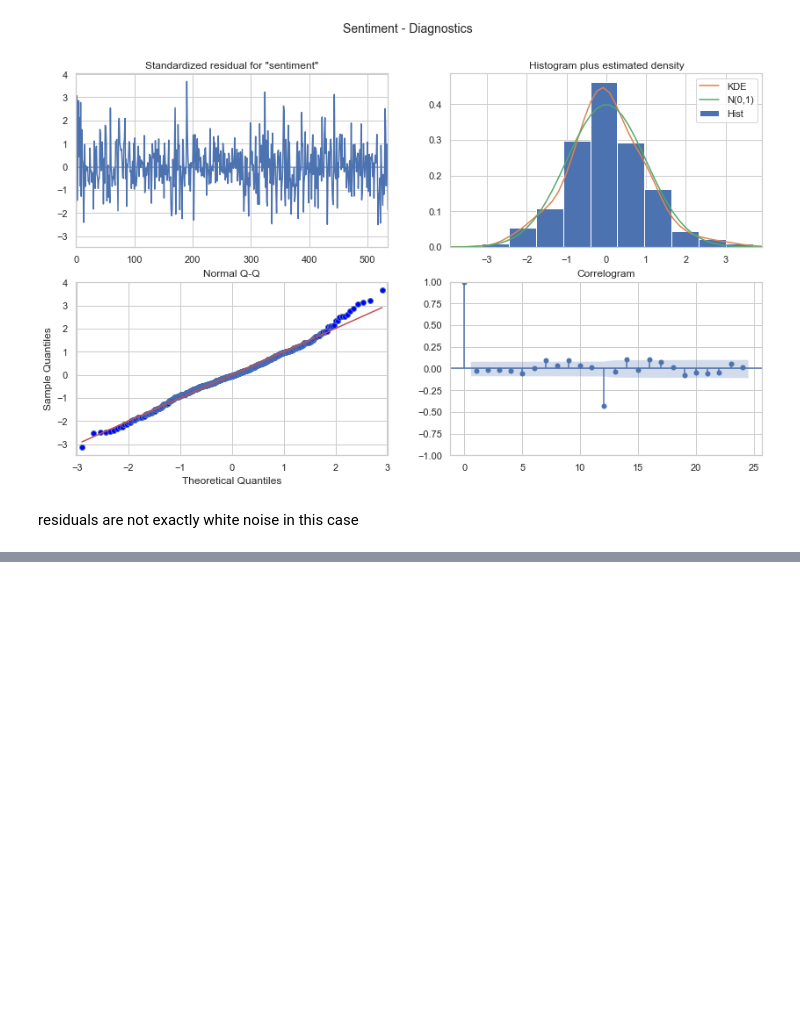
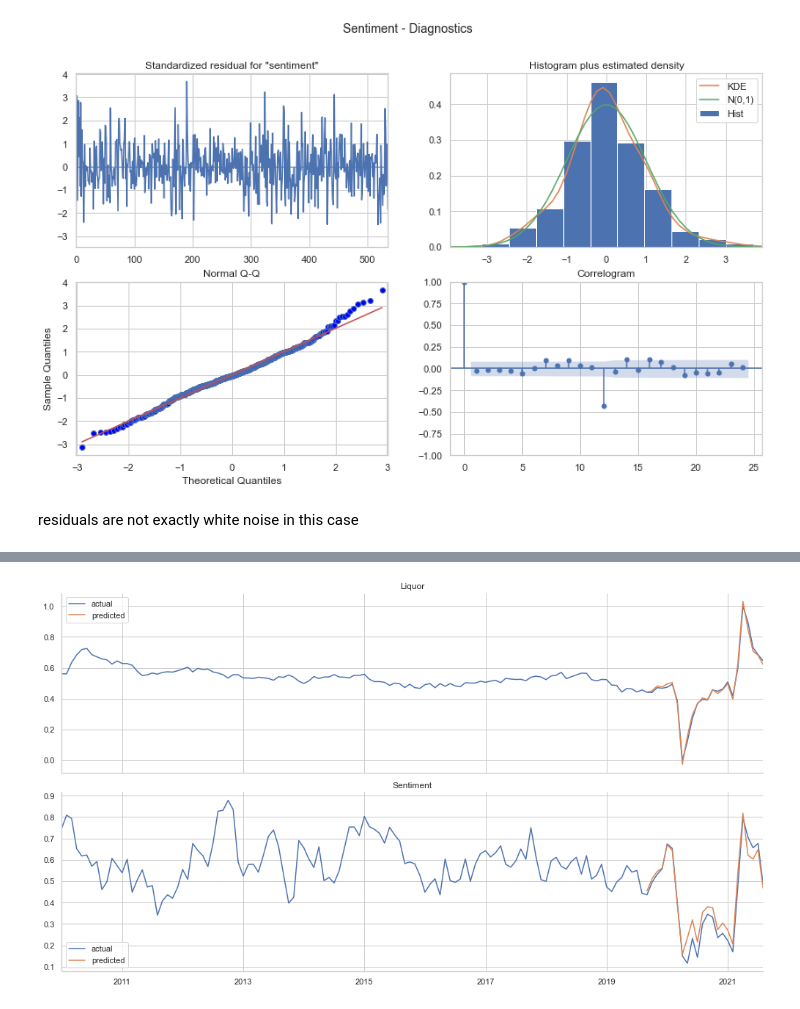
Before and after one commit to SeyedShobeiri/Time-Series-Analysis-and-Forecasting-, a Jupyter notebook: TS.ipynb, the cells around one changed output, grey strips where cells are left out. Saved outputs shown, nothing was run; the diff lists cells and outputs as text; code cells hidden in the pictures; blank space fills up the shorter version.

```diff
--- a/TS.ipynb
+++ b/TS.ipynb
@@ -901,0 +935,15 @@ residuals are not exactly white noise in this case
+# %%
+fig, axes = plt.subplots(nrows=2, figsize=(14, 8), sharex=True)
+
+df_transformed['2010':].ip.plot(ax=axes[0], label='actual', title='Liquor')
+preds.ip.plot(label='predicted', ax=axes[0])
+axes[0].legend()
+
+df_transformed['2010':].sentiment.plot(ax=axes[1], label='actual', title='Sentiment')
+preds.sentiment.plot(label='predicted', ax=axes[1])
+axes[1].legend()
+axes[1].set_xlabel('')
+sns.despine()
+fig.tight_layout();
+# %% [output]
+[figure, added]
```
Also changed, not shown: parts of 6 cells of this notebook.
